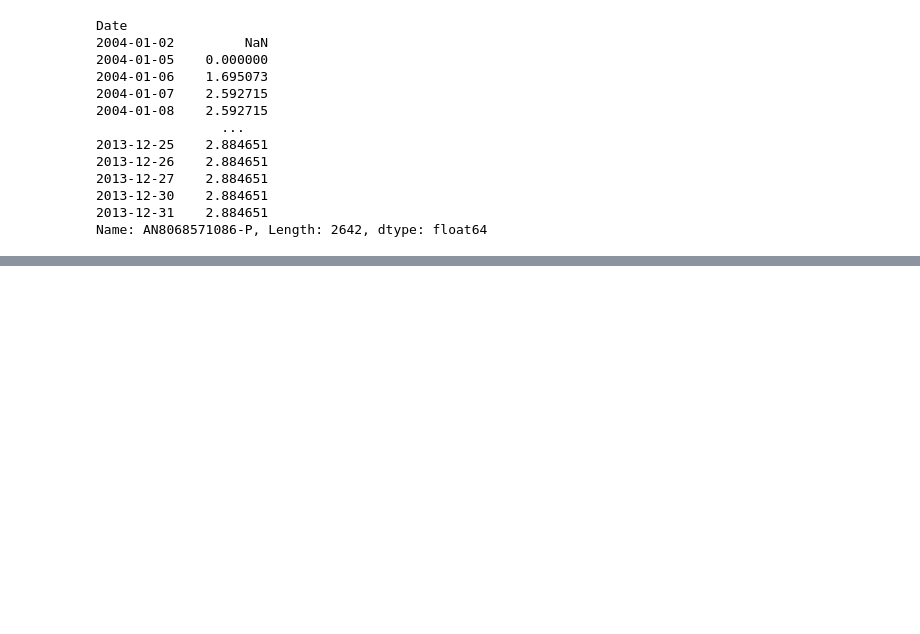
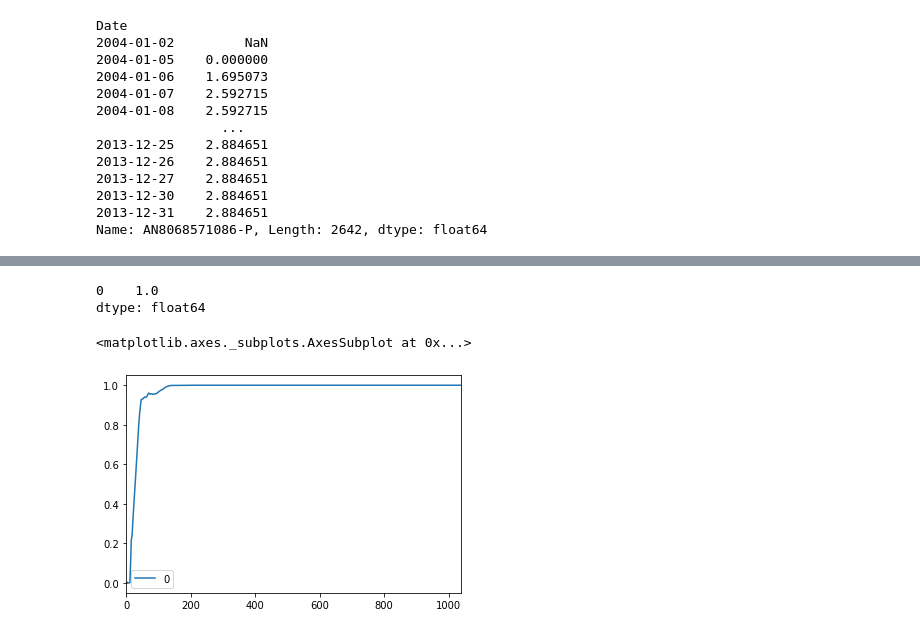
Before and after one commit to PierreNowi/cs230-project, a Jupyter notebook: signal-trading.ipynb, the cells around one changed output, grey strips where cells are left out. Saved outputs shown, nothing was run; the diff lists cells and outputs as text; code cells hidden in the pictures; blank space fills up the shorter version.

```diff
--- a/signal-trading.ipynb
+++ b/signal-trading.ipynb
@@ -304,0 +395,8 @@ Name: AN8068571086-P, Length: 2642, dtype: float64
+# %%
+print(f_drawdown(df_return).max())
+f_drawdown(df_return).plot()
+# %% [output]
+0    1.0
+dtype: float64
+<matplotlib.axes._subplots.AxesSubplot at 0x...>
+[figure, added]
```
Also changed, not shown: parts of 13 cells of this notebook, 4 other files.
